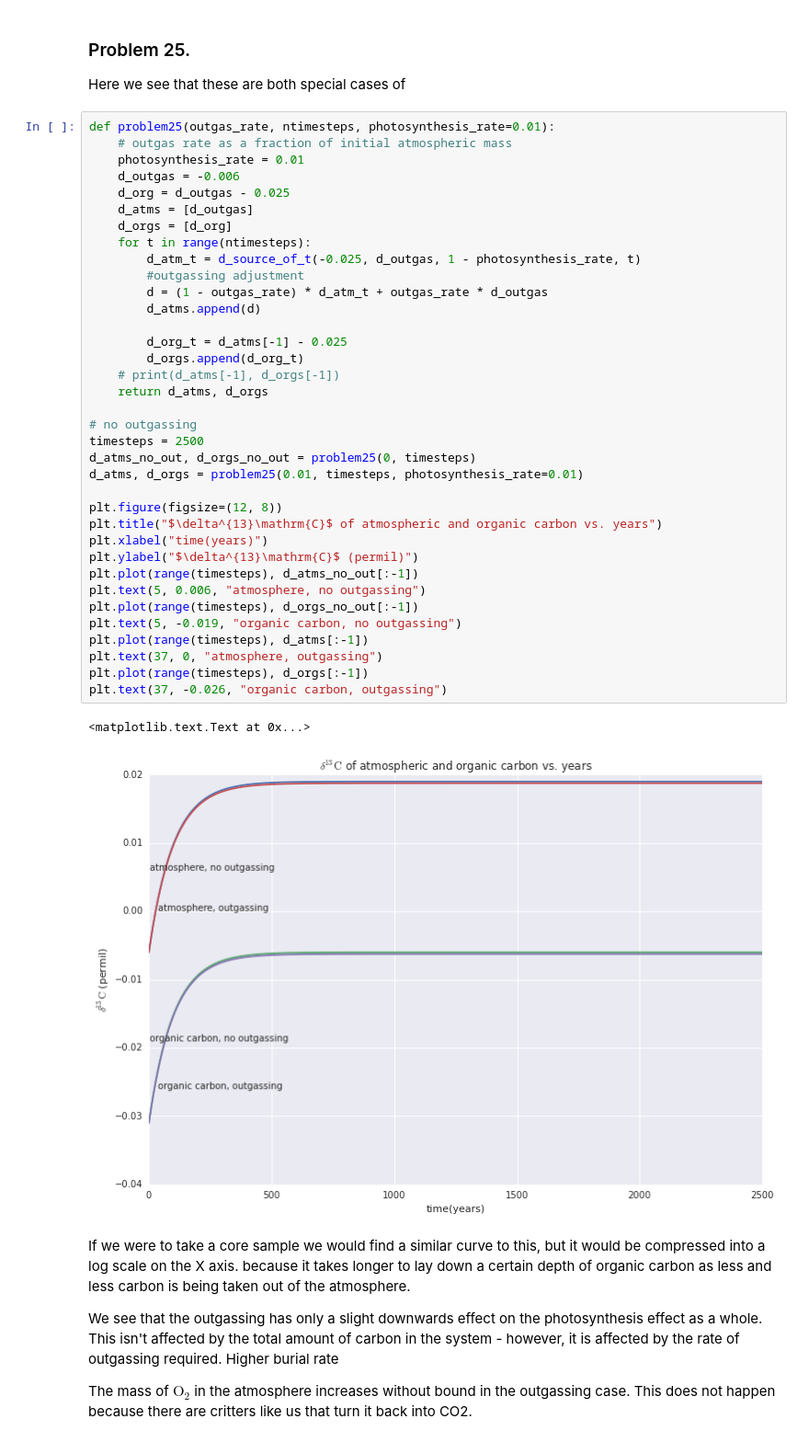
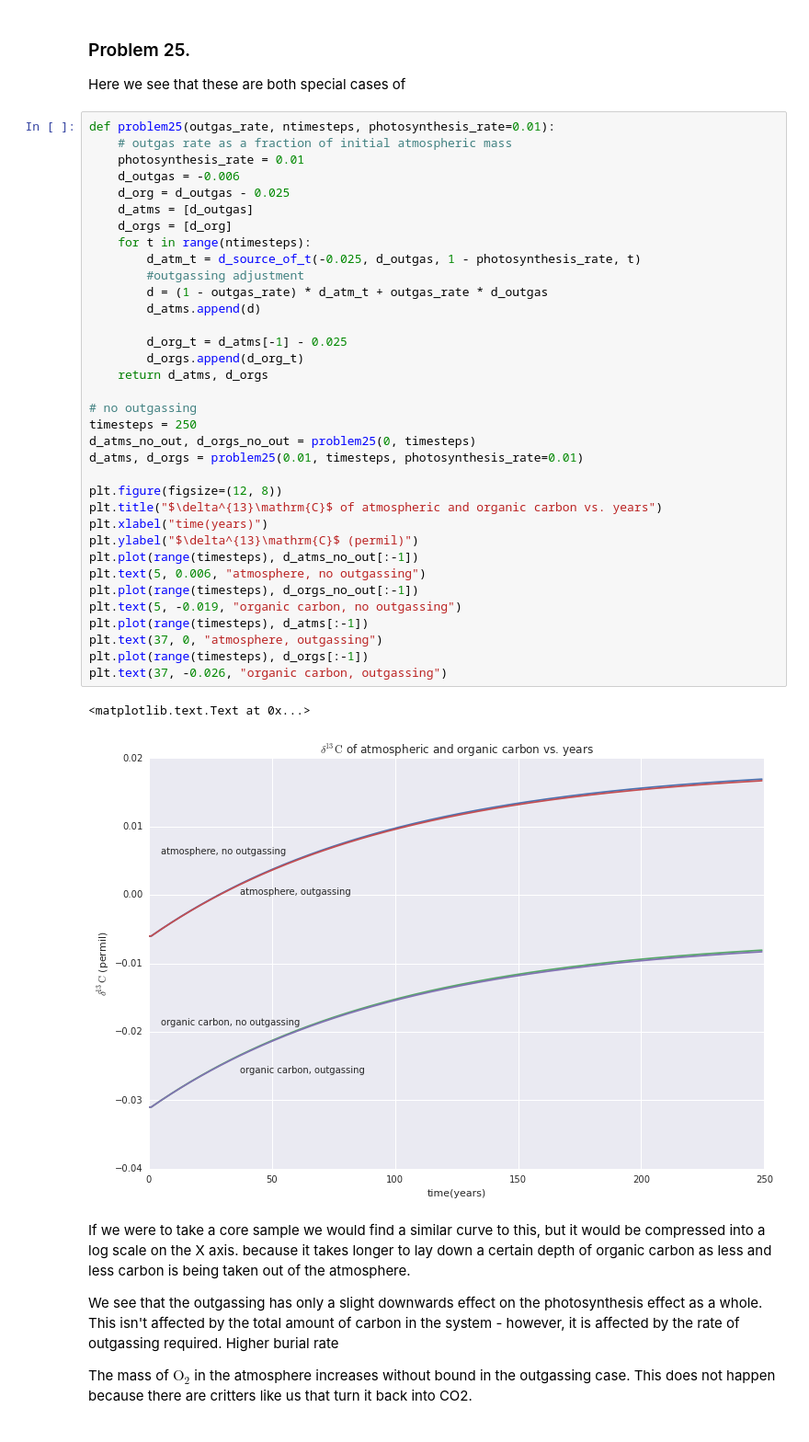
Before and after one commit to jdangerx/planetaryclimate, a Jupyter notebook: ch1.ipynb, the cells around one changed output. Shown at 92% size. Drawn from its saved outputs; the diff is of its cells as text.

```diff
--- a/ch1.ipynb
+++ b/ch1.ipynb
@@ -962,36 +1101,35 @@ def problem25(outgas_rate, ntimesteps, photosynthesis_rate=0.01):
     d_atms = [d_outgas]
     d_orgs = [d_org]
     for t in range(ntimesteps):
         d_atm_t = d_source_of_t(-0.025, d_outgas, 1 - photosynthesis_rate, t)
         #outgassing adjustment
         d = (1 - outgas_rate) * d_atm_t + outgas_rate * d_outgas
         d_atms.append(d)
 
         d_org_t = d_atms[-1] - 0.025
         d_orgs.append(d_org_t)
-    # print(d_atms[-1], d_orgs[-1])
     return d_atms, d_orgs
 
 # no outgassing
-timesteps = 2500
+timesteps = 250
 d_atms_no_out, d_orgs_no_out = problem25(0, timesteps)
 d_atms, d_orgs = problem25(0.01, timesteps, photosynthesis_rate=0.01)
 
 plt.figure(figsize=(12, 8))
 plt.title("$\delta^{13}\mathrm{C}$ of atmospheric and organic carbon vs. years")
 plt.xlabel("time(years)")
 plt.ylabel("$\delta^{13}\mathrm{C}$ (permil)")
 plt.plot(range(timesteps), d_atms_no_out[:-1])
 plt.text(5, 0.006, "atmosphere, no outgassing")
 plt.plot(range(timesteps), d_orgs_no_out[:-1])
 plt.text(5, -0.019, "organic carbon, no outgassing")
 plt.plot(range(timesteps), d_atms[:-1])
 plt.text(37, 0, "atmosphere, outgassing")
 plt.plot(range(timesteps), d_orgs[:-1])
 plt.text(37, -0.026, "organic carbon, outgassing")
 # %% [output]
 <matplotlib.text.Text at 0x...>
-[figure, old version]
+[figure, new version]
 # %% [markdown]
 If we were to take a core sample we would find a similar curve to
 this, but it would be compressed into a log scale on the X
```
Also changed, not shown: parts of 57 cells of this notebook.
